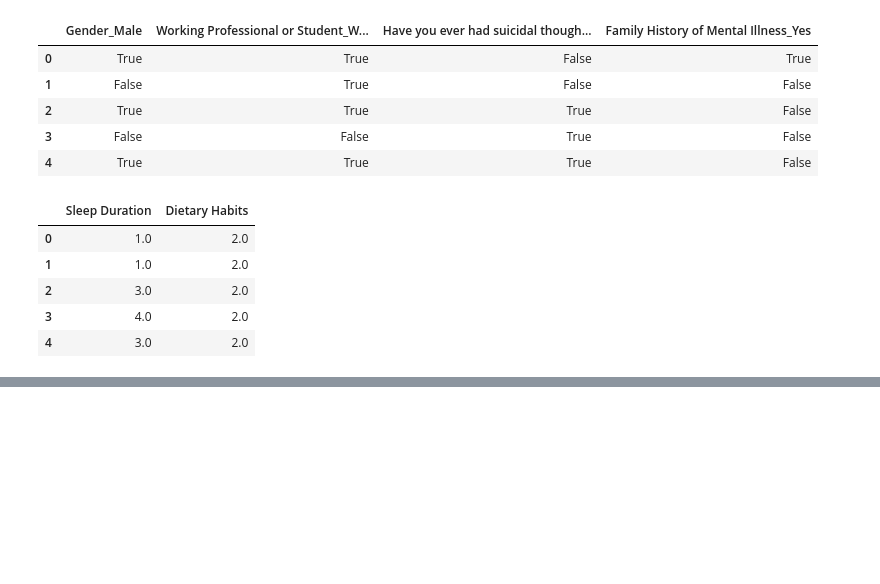
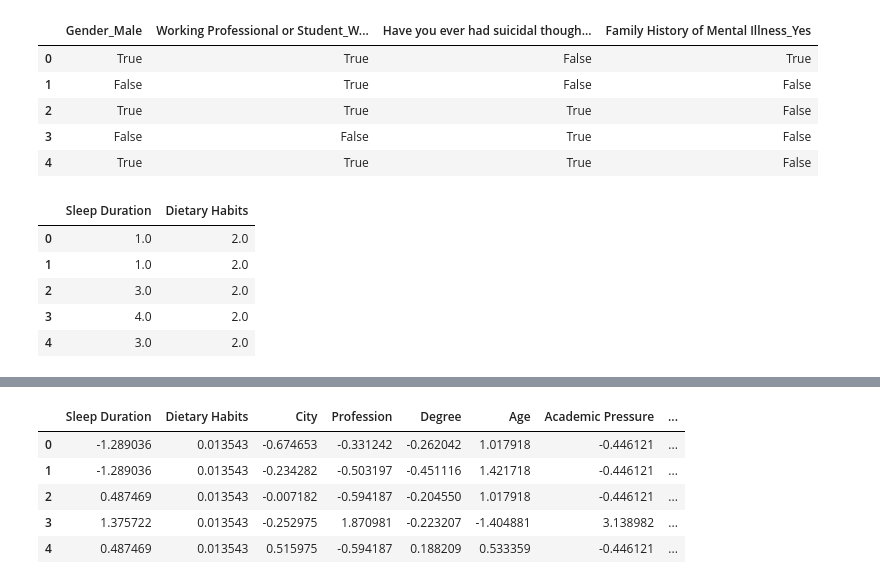
Before and after one commit to ricrichardthomas1/kaggle_mental, a Jupyter notebook: mental.ipynb, the cells around one changed output, grey strips where cells are left out. Saved outputs shown, nothing was run; the diff lists cells and outputs as text; code cells hidden in the pictures; blank space fills up the shorter version.

```diff
--- a/mental.ipynb
+++ b/mental.ipynb
@@ -774,0 +780,4 @@ val_ordinal.head()
+# %%
+mean_enc_city = agg_target_enc[['City','city']].groupby(['City']).mean().reset_index().set_index('City')['city'].to_dict()
+mean_enc_profession = agg_target_enc[['Profession','profession']].groupby(['Profession']).mean().reset_index().set_index('Profession')['profession'].to_dict()
+mean_enc_degree = agg_target_enc[['Degree','degree']].groupby(['Degree']).mean().reset_index().set_index('Degree')['degree'].to_dict()
@@ -774,0 +804,4 @@ val_ordinal.head()
+# %%
+val_city_target_enc = df_val['City'].map(mean_enc_city)
+val_profession_target_enc = df_val['Profession'].map(mean_enc_profession)
+val_degree_target_enc = df_val['Degree'].map(mean_enc_degree)
@@ -774,0 +817,3 @@ val_ordinal.head()
+# %%
+df_val_transformed = pd.concat([df_val[[x for x in df_val.columns if df_val[x].dtype != 'object']],val_dummies,val_ordinal,val_city_target_enc,val_profession_target_enc,val_degree_target_enc], axis = 1)
+df_val_transformed.head()
@@ -774,0 +847,10 @@ val_ordinal.head()
+# %%
+df_val_scaled = pd.concat([pd.DataFrame(scaler.transform(df_val_transformed[scaler.get_feature_names_out()]), columns=scaler.get_feature_names_out()),df_val_transformed[[x for x in df_val_transformed.columns if df_val_transformed[x].dtype != 'float64']]], axis = 1)
+df_val_scaled.head()
+# %% [output]
+|  | Sleep Duration | Dietary Habits | City | Profession | Degree | Age | Academic Pressure | ... |
+| 0 | -1.289036 | 0.013543 | -0.674653 | -0.331242 | -0.262042 | 1.017918 | -0.446121 | ... |
+| 1 | -1.289036 | 0.013543 | -0.234282 | -0.503197 | -0.451116 | 1.421718 | -0.446121 | ... |
+| 2 | 0.487469 | 0.013543 | -0.007182 | -0.594187 | -0.204550 | 1.017918 | -0.446121 | ... |
+| 3 | 1.375722 | 0.013543 | -0.252975 | 1.870981 | -0.223207 | -1.404881 | 3.138982 | ... |
+| 4 | 0.487469 | 0.013543 | 0.515975 | -0.594187 | 0.188209 | 0.533359 | -0.446121 | ... |
```
Also changed, not shown: parts of 17 cells of this notebook, 1 other file.
